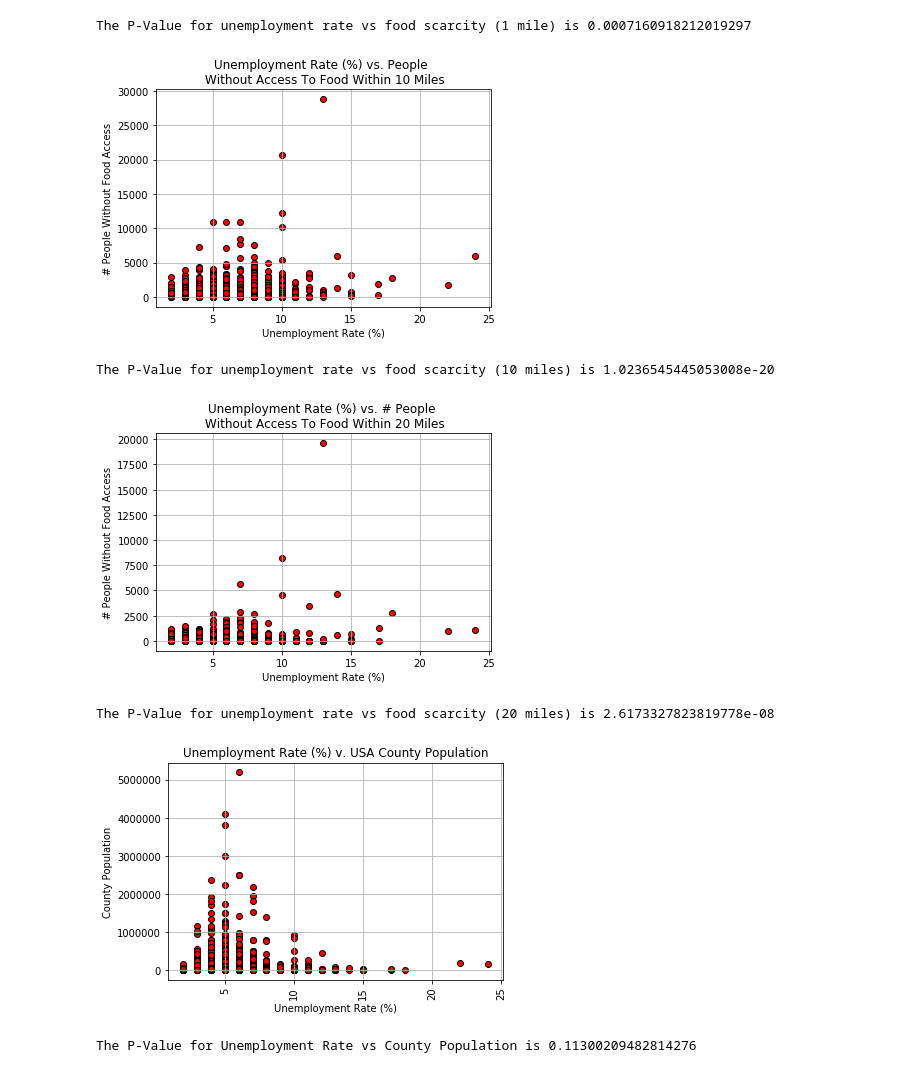
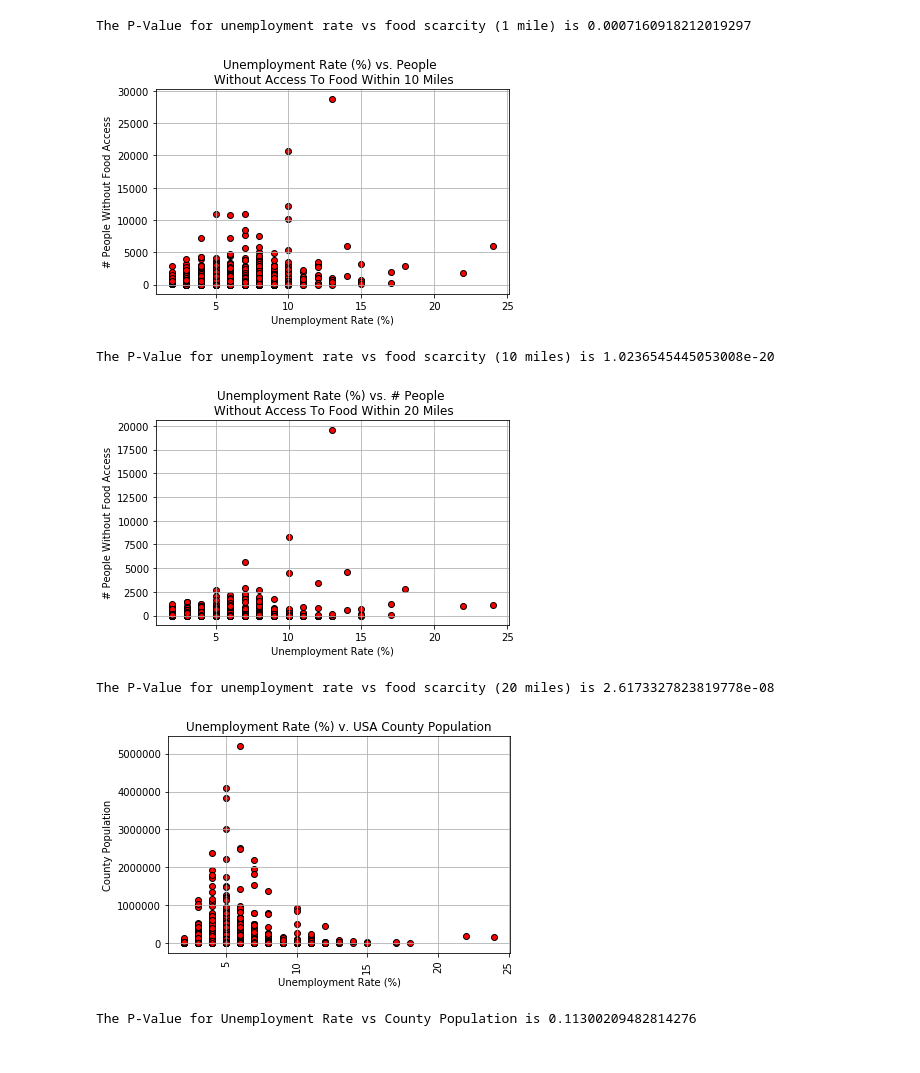
Before and after one commit to chrisholyoake/SealTeamFour, a Jupyter notebook: charting.ipynb, the cells around one changed output. Saved outputs shown, nothing was run; the diff lists cells and outputs as text; code cells hidden in the pictures.

```diff
--- a/charting.ipynb
+++ b/charting.ipynb
@@ -99,26 +103,28 @@ The P-Value for unemployment rate vs food scarcity (1 mile) is 0.000716091821201
 # %%
 # rate of unemployment vs food scarcity 10 miles (county)
 # plt.figure(figsize=(20, 20))
 
 pop_data = [county_data["People 10 Miles and More"]]
 plt.scatter(county_data["Rate of Unemployment"],county_data["People 10 Miles and More"],
             marker="o", facecolors="red", edgecolors="black")
 
 # Create a title, x label, and y label for our chart
 plt.title("Unemployment Rate (%) vs. People \n Without Access To Food Within 10 Miles")
 plt.ylabel("# People Without Food Access")
 plt.xlabel("Unemployment Rate (%)")
 # plt.xticks(rotation=90)
 
 #plt.xlim(-80, 100)
 #plt.ylim(-100, 150)
 plt.grid()
 
+plt.tight_layout()
+
 # # Save the image of the chart and print to screen
 plt.savefig('Charts/unemploymentVsFoodScarcity10Miles.png')
 plt.show()
 # %% [output]
-[figure, old version]
+[figure, new version]
 # %%
 # RSQUARED for rate of unemployment vs food scarcity 10 miles (county)
 gradient, intercept, r_value, p_value, std_err = stats.linregress(county_data["Rate of Unemployment"],county_data["People 10 Miles and More"])
@@ -143,11 +149,13 @@ plt.xlabel("Unemployment Rate (%)")
 #plt.ylim(-100, 150)
 plt.grid()
 
+plt.tight_layout()
+
 # # Save the image of the chart and print to screen
 plt.savefig('Charts/unemploymentVsFoodScarcity20Miles.png')
 plt.show()
 # %% [output]
-[figure, old version]
+[figure, new version]
 # %%
 # RSQUARED for rate of unemployment vs food scarcity 20 miles (county)
 gradient, intercept, r_value, p_value, std_err = stats.linregress(county_data["Rate of Unemployment"],county_data["People 20 Miles and More"])
@@ -171,11 +179,13 @@ plt.xticks(rotation=90)
 #plt.ylim(-100, 150)
 plt.grid()
 
+plt.tight_layout()
+
 # # Save the image of the chart and print to screen
 plt.savefig('Charts/CountyPopUnmpRate.png')
 plt.show()
 # %% [output]
-[figure, old version]
+[figure, new version]
 # %%
 # RSQUARED for rate of unemployment vs county population
 gradient, intercept, r_value, p_value, std_err = stats.linregress(county_data["Rate of Unemployment"], county_data["Population"])
```
Also changed, not shown: parts of 4 cells of this notebook, 7 other files.
